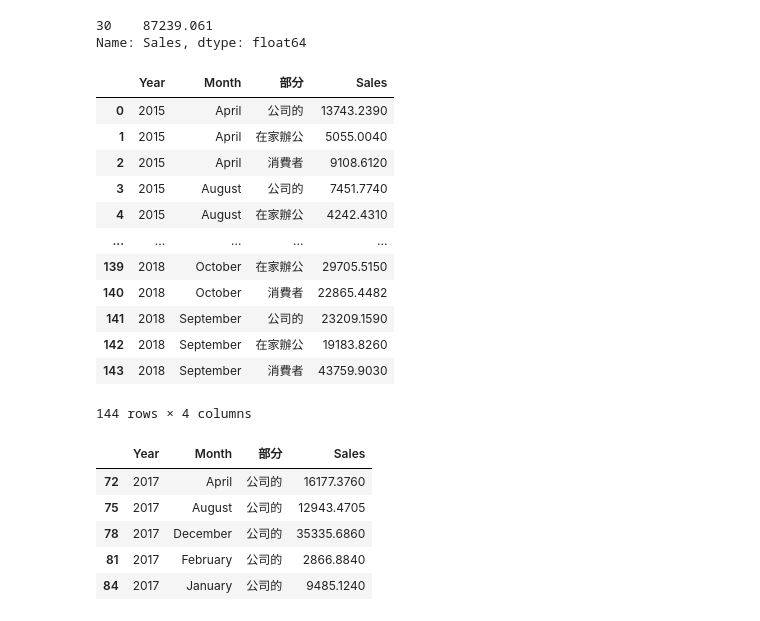
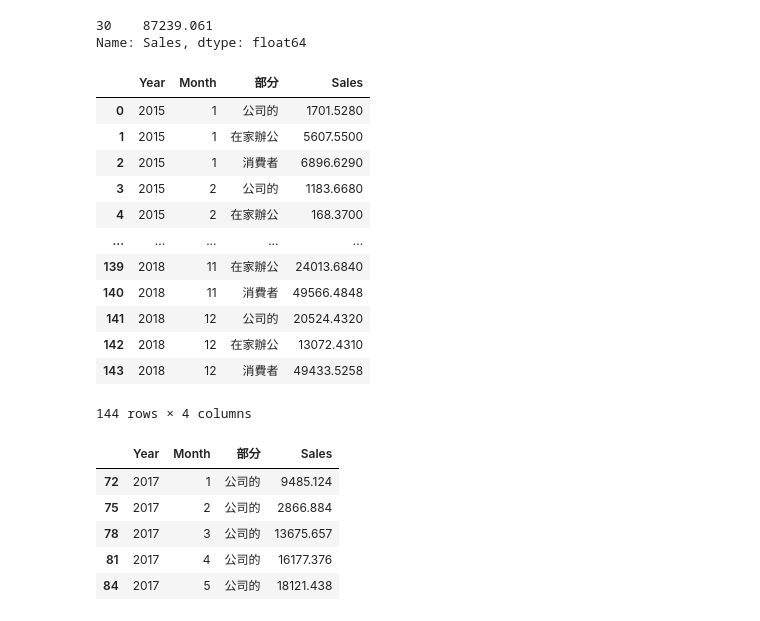
Before and after one commit to roberthsu2003/python_dash_plotly, a Jupyter notebook: 實際案例/Sales/4line_chart/lesson1.ipynb, the cells around one changed output. Saved outputs shown, nothing was run; the diff lists cells and outputs as text; code cells hidden in the pictures.

```diff
--- a/實際案例/Sales/4line_chart/lesson1.ipynb
+++ b/實際案例/Sales/4line_chart/lesson1.ipynb
@@ -3,7 +3,7 @@ import pandas as pd
 sales = pd.read_csv('train2.csv')
 sales['Order Date'] = pd.to_datetime(sales['Order Date'],format='%d/%m/%Y')
 sales['Year'] = sales['Order Date'].dt.year
-sales['Month'] = sales['Order Date'].dt.month_name()
+sales['Month'] = sales['Order Date'].dt.month
 sales.head()
 # %% [output]
 |  | Row ID | Order ID | Order Date | Ship Date | Ship Mode | Customer ID | Customer Name | 部分 | 國家 | ... |
@@ -110,25 +110,25 @@ sales6 = sales.groupby(['Year', 'Month', '部分'])['Sales'].sum().reset_index()
 sales6
 # %% [output]
 |  | Year | Month | 部分 | Sales |
-| 0 | 2015 | April | 公司的 | 13743.2390 |
-| 1 | 2015 | April | 在家辦公 | 5055.0040 |
-| 2 | 2015 | April | 消費者 | 9108.6120 |
-| 3 | 2015 | August | 公司的 | 7451.7740 |
-| 4 | 2015 | August | 在家辦公 | 4242.4310 |
+| 0 | 2015 | 1 | 公司的 | 1701.5280 |
+| 1 | 2015 | 1 | 在家辦公 | 5607.5500 |
+| 2 | 2015 | 1 | 消費者 | 6896.6290 |
+| 3 | 2015 | 2 | 公司的 | 1183.6680 |
+| 4 | 2015 | 2 | 在家辦公 | 168.3700 |
 | ... | ... | ... | ... | ... |
-| 139 | 2018 | October | 在家辦公 | 29705.5150 |
-| 140 | 2018 | October | 消費者 | 22865.4482 |
-| 141 | 2018 | September | 公司的 | 23209.1590 |
-| 142 | 2018 | September | 在家辦公 | 19183.8260 |
-| 143 | 2018 | September | 消費者 | 43759.9030 |
+| 139 | 2018 | 11 | 在家辦公 | 24013.6840 |
+| 140 | 2018 | 11 | 消費者 | 49566.4848 |
+| 141 | 2018 | 12 | 公司的 | 20524.4320 |
+| 142 | 2018 | 12 | 在家辦公 | 13072.4310 |
+| 143 | 2018 | 12 | 消費者 | 49433.5258 |
 144 rows × 4 columns
 # %%
-sales7 = sales6[(sales6['Year']==2017) & (sales6['部分']=='公司的')]
+sales7 = sales6[(sales6['Year']==2017) & (sales6['部分']=='公司的')].sort_values(by='Month')
 sales7.head()
 # %% [output]
 |  | Year | Month | 部分 | Sales |
-| 72 | 2017 | April | 公司的 | 16177.3760 |
-| 75 | 2017 | August | 公司的 | 12943.4705 |
-| 78 | 2017 | December | 公司的 | 35335.6860 |
-| 81 | 2017 | February | 公司的 | 2866.8840 |
-| 84 | 2017 | January | 公司的 | 9485.1240 |
+| 72 | 2017 | 1 | 公司的 | 9485.124 |
+| 75 | 2017 | 2 | 公司的 | 2866.884 |
+| 78 | 2017 | 3 | 公司的 | 13675.657 |
+| 81 | 2017 | 4 | 公司的 | 16177.376 |
+| 84 | 2017 | 5 | 公司的 | 18121.438 |
```
Also changed, not shown: parts of 7 cells of this notebook, 1 other file.
